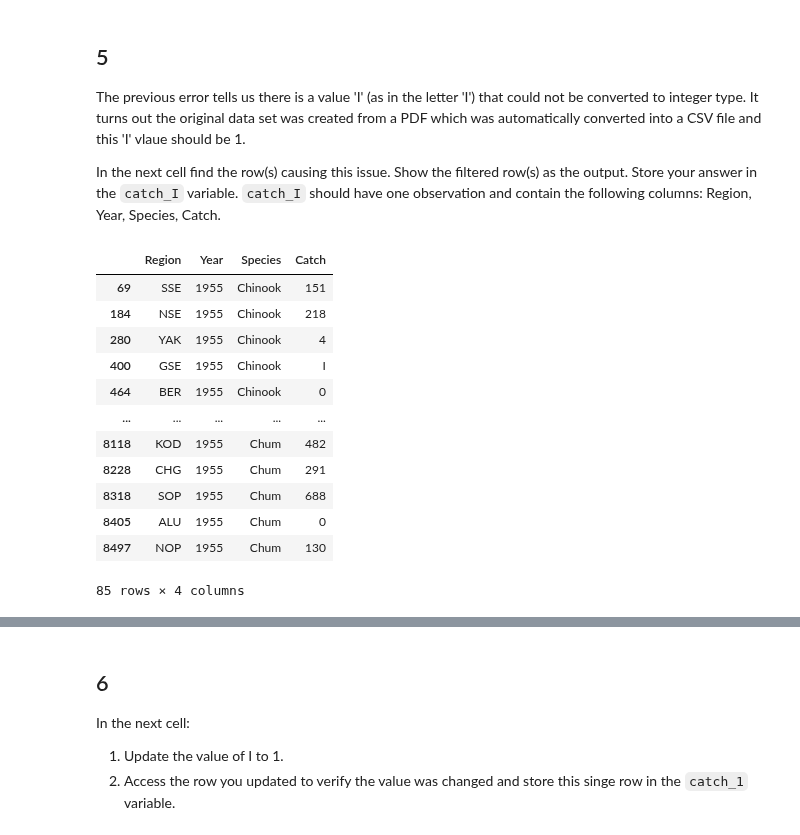
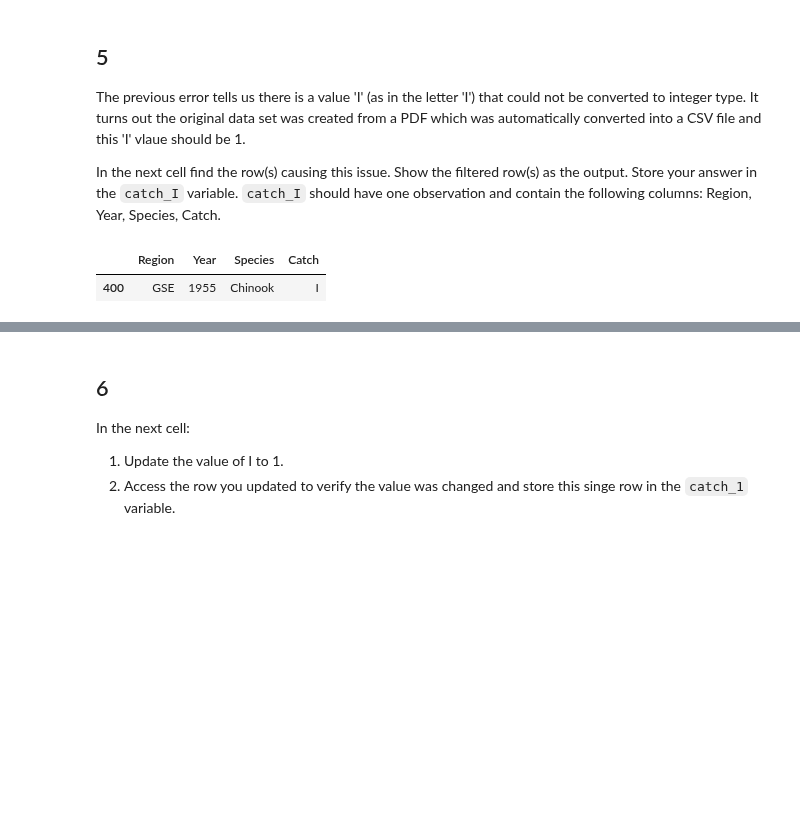
Before and after one commit to MEDS-eds-220/eds220-hw2-OTTER, a Jupyter notebook: dist-task2/autograder/hwk2-task2-salmon.ipynb, the cells around one changed output, grey strips where cells are left out. Saved outputs shown, nothing was run; the diff lists cells and outputs as text; code cells hidden in the pictures; blank space fills up the shorter version.

```diff
--- a/dist-task2/autograder/hwk2-task2-salmon.ipynb
+++ b/dist-task2/autograder/hwk2-task2-salmon.ipynb
@@ -185,21 +181,10 @@ The previous error tells us there is a value 'I' (as in the letter 'I') that cou
 
 In the next cell find the row(s) causing this issue. Show the filtered row(s) as the output. Store your answer in the `catch_I` variable. `catch_I` should have one observation and contain the following columns: Region, Year, Species, Catch.
 # %%
-catch_I = catch_data[catch_data.Year == 1955] # SOLUTION
+catch_I = catch_data[catch_data.Catch == 'I'] # SOLUTION
 catch_I
 # %% [output]
 |  | Region | Year | Species | Catch |
-| 69 | SSE | 1955 | Chinook | 151 |
-| 184 | NSE | 1955 | Chinook | 218 |
-| 280 | YAK | 1955 | Chinook | 4 |
 | 400 | GSE | 1955 | Chinook | I |
-| 464 | BER | 1955 | Chinook | 0 |
-| ... | ... | ... | ... | ... |
-| 8118 | KOD | 1955 | Chum | 482 |
-| 8228 | CHG | 1955 | Chum | 291 |
-| 8318 | SOP | 1955 | Chum | 688 |
-| 8405 | ALU | 1955 | Chum | 0 |
-| 8497 | NOP | 1955 | Chum | 130 |
-85 rows × 4 columns
 # %%
 grader.check("q5")
```
Also changed, not shown: parts of 6 cells of this notebook, 2 other files.
